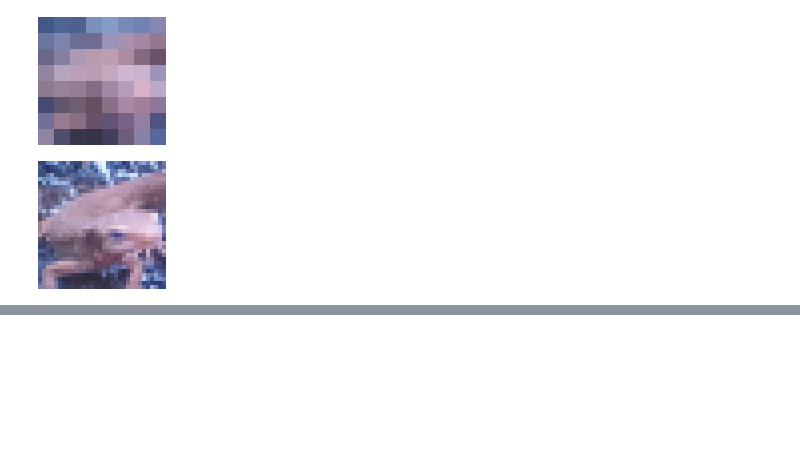
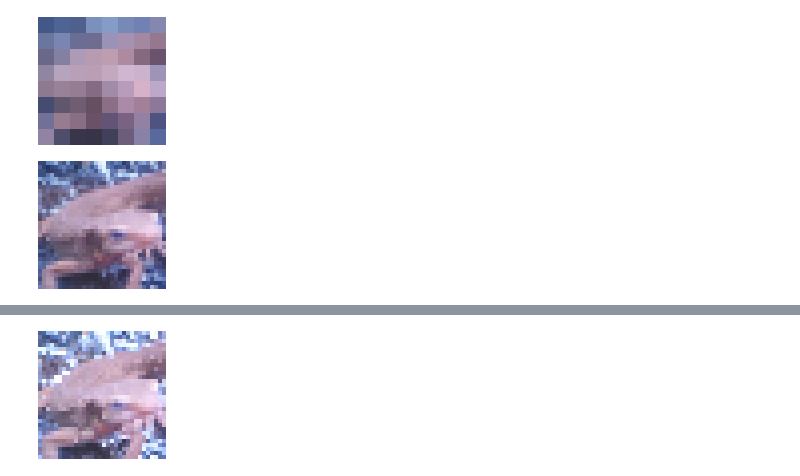
Before and after one commit to tkmfujise/Gasyori100knock-julia, a Jupyter notebook: Q_01-10.ipynb, the cells around one changed output, grey strips where cells are left out. Cells and saved outputs as stored; diff of their text form; code cells hidden in the pictures; blank space fills up the shorter version.

```diff
--- a/Q_01-10.ipynb
+++ b/Q_01-10.ipynb
@@ -321,0 +355,4 @@ average_pooling(img, 4)
+# %%
+max_pooling(img, 4)
+# %% [output]
+[figure, added]
```
Also changed, not shown: parts of 4 cells of this notebook.
